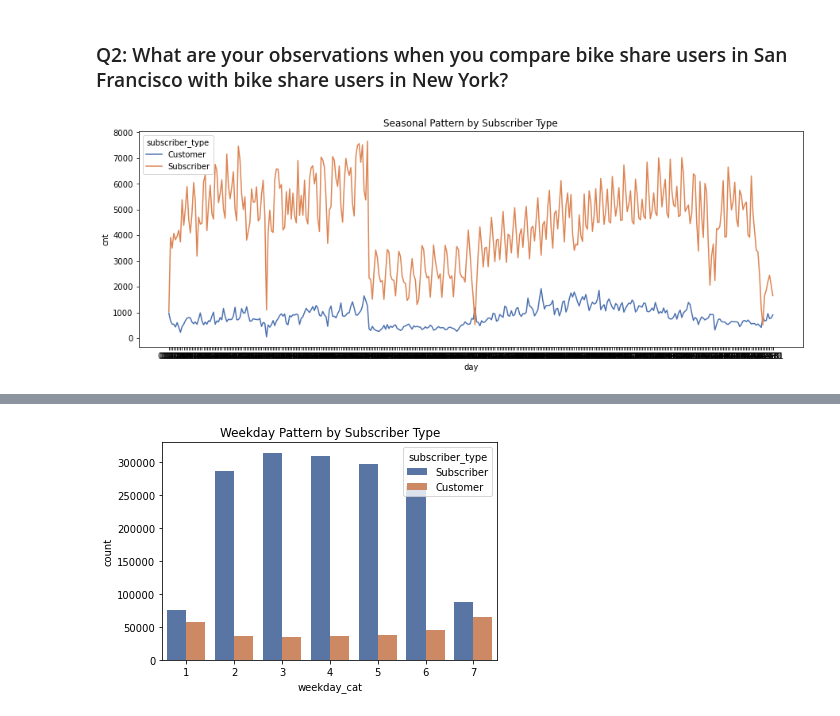
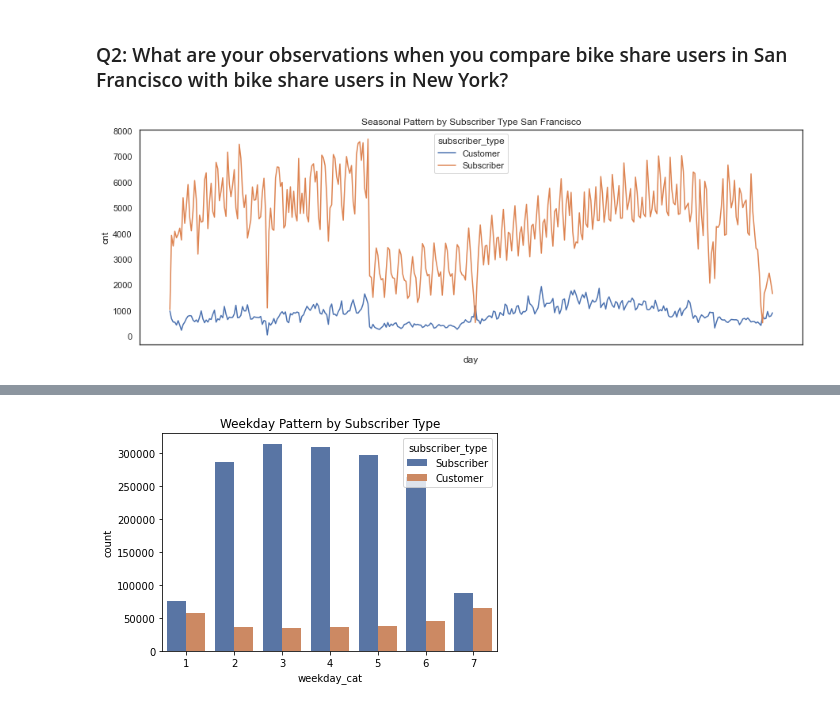
Before and after one commit to amanda8412383/bike_share, a Jupyter notebook: task 2.ipynb, the cells around one changed output, grey strips where cells are left out. Cells and saved outputs as stored; diff of their text form; code cells hidden in the pictures.

```diff
--- a/task 2.ipynb
+++ b/task 2.ipynb
@@ -40,5 +11,7 @@ FROM
 # %%
 sf = pd.read_csv('sf.csv')
+sf = sf.dropna(subset=['duration'])
+sf['duration'] = sf['duration'].astype('int64')
 sf.head()
 # %% [output]
 |  | trip_id | start_date | start_station_name | end_station_name | duration | year | day | hour | ... |
@@ -65,8 +76,11 @@ ax = sns.barplot(x="year", y="used number", hue='category', data=bike_station_df
 # %% [markdown]
 ### Q2: What are your observations when you compare bike share users in San Francisco with bike share users in New York?
 # %%
-plt.figure(figsize=(15,5))
-weekday_df = sf.groupby(['day', 'subscriber_type']).size().reset_index(name='cnt')
-ax = sns.lineplot(data=weekday_df, x="day", y="cnt", hue="subscriber_type" ).set_title('Seasonal Pattern by Subscriber Type')
+plt.figure(figsize=(15, 5))
+weekday_df = sf.groupby(['day', 'subscriber_type']
+                        ).size().reset_index(name='cnt')
+ax = sns.lineplot(data=weekday_df, x="day", y="cnt", hue="subscriber_type")
+ax.set(xticklabels=[])
+ax.set_title('Seasonal Pattern by Subscriber Type San Francisco')
 # %% [output]
-[figure, old version]
+[figure, new version]
```
Also changed, not shown: parts of 20 cells of this notebook, 1 other file.
